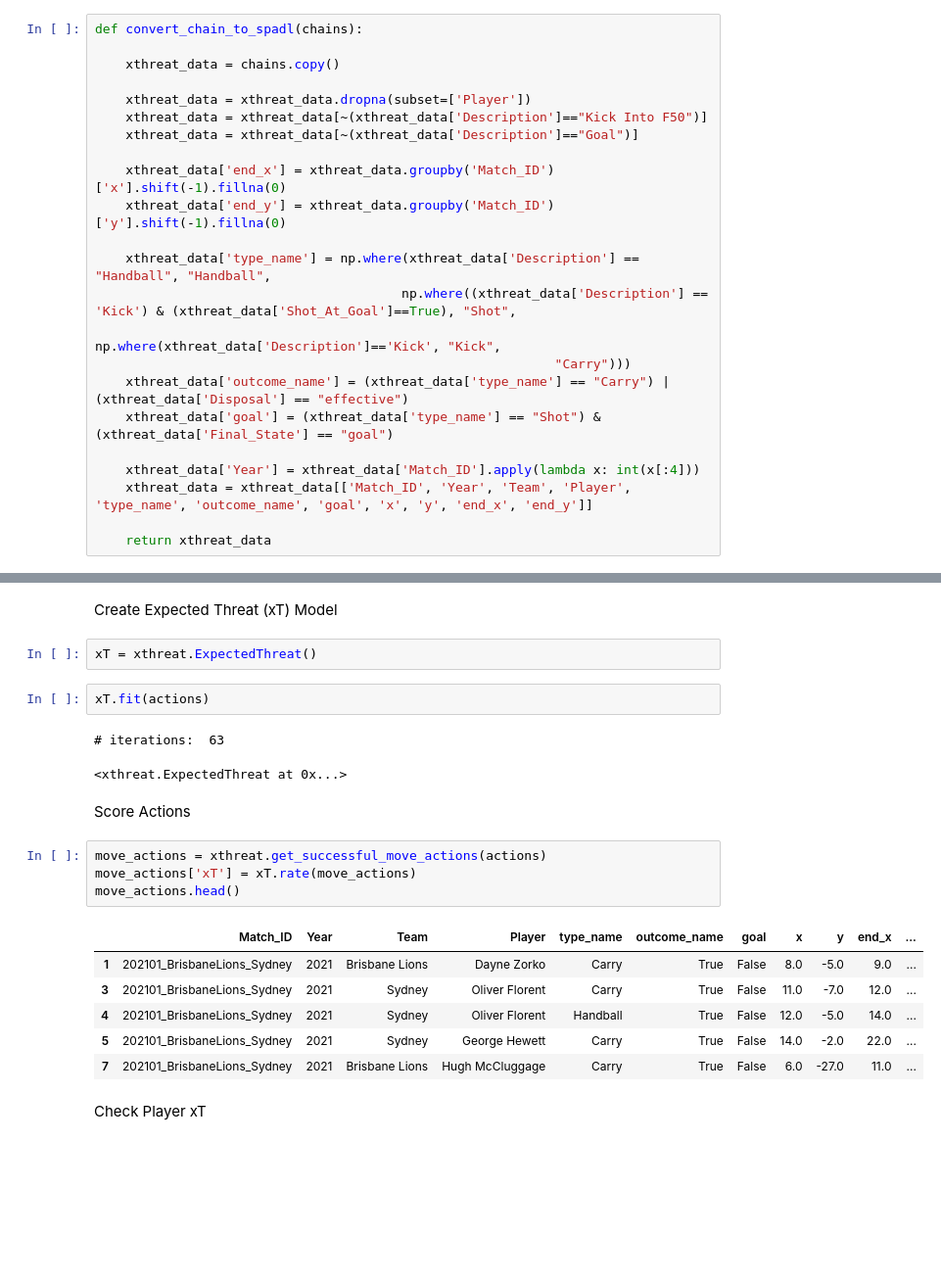
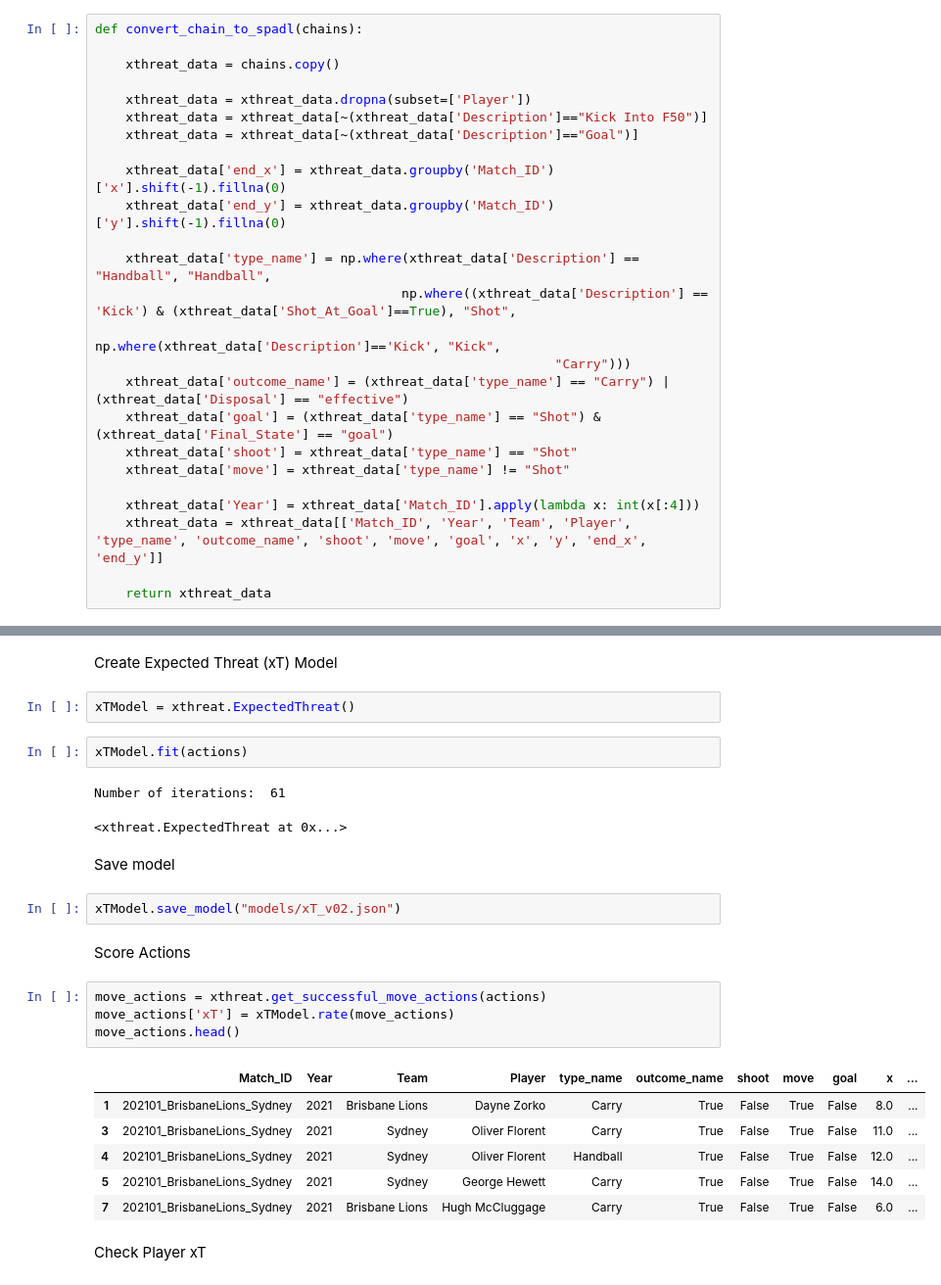
Before and after one commit to ciaran-grant/afl-player-ratings, a Jupyter notebook: expected-threat/xthreat.ipynb, the cells around one changed output, grey strips where cells are left out. Shown at 98% size. Saved outputs shown, nothing was run; the diff lists cells and outputs as text; blank space fills up the shorter version.

```diff
--- a/expected-threat/xthreat.ipynb
+++ b/expected-threat/xthreat.ipynb
@@ -65,9 +65,11 @@ def convert_chain_to_spadl(chains):
                                                             "Carry")))
     xthreat_data['outcome_name'] = (xthreat_data['type_name'] == "Carry") | (xthreat_data['Disposal'] == "effective")
     xthreat_data['goal'] = (xthreat_data['type_name'] == "Shot") & (xthreat_data['Final_State'] == "goal")
+    xthreat_data['shoot'] = xthreat_data['type_name'] == "Shot"
+    xthreat_data['move'] = xthreat_data['type_name'] != "Shot"
 
     xthreat_data['Year'] = xthreat_data['Match_ID'].apply(lambda x: int(x[:4]))
-    xthreat_data = xthreat_data[['Match_ID', 'Year', 'Team', 'Player', 'type_name', 'outcome_name', 'goal', 'x', 'y', 'end_x', 'end_y']]
+    xthreat_data = xthreat_data[['Match_ID', 'Year', 'Team', 'Player', 'type_name', 'outcome_name', 'shoot', 'move', 'goal', 'x', 'y', 'end_x', 'end_y']]
 
     return xthreat_data
 # %%
@@ -83,25 +85,29 @@ actions.head()
 # %% [markdown]
 Create Expected Threat (xT) Model
 # %%
-xT = xthreat.ExpectedThreat()
+xTModel = xthreat.ExpectedThreat()
 # %%
-xT.fit(actions)
+xTModel.fit(actions)
 # %% [output]
-# iterations:  63
+Number of iterations:  61
 <xthreat.ExpectedThreat at 0x...>
+# %% [markdown]
+Save model
+# %%
+xTModel.save_model("models/xT_v02.json")
 # %% [markdown]
 Score Actions
 # %%
 move_actions = xthreat.get_successful_move_actions(actions)
-move_actions['xT'] = xT.rate(move_actions)
+move_actions['xT'] = xTModel.rate(move_actions)
 move_actions.head()
 # %% [output]
-|  | Match_ID | Year | Team | Player | type_name | outcome_name | goal | x | y | end_x | ... |
-| 1 | 202101_BrisbaneLions_Sydney | 2021 | Brisbane Lions | Dayne Zorko | Carry | True | False | 8.0 | -5.0 | 9.0 | ... |
-| 3 | 202101_BrisbaneLions_Sydney | 2021 | Sydney | Oliver Florent | Carry | True | False | 11.0 | -7.0 | 12.0 | ... |
-| 4 | 202101_BrisbaneLions_Sydney | 2021 | Sydney | Oliver Florent | Handball | True | False | 12.0 | -5.0 | 14.0 | ... |
-| 5 | 202101_BrisbaneLions_Sydney | 2021 | Sydney | George Hewett | Carry | True | False | 14.0 | -2.0 | 22.0 | ... |
-| 7 | 202101_BrisbaneLions_Sydney | 2021 | Brisbane Lions | Hugh McCluggage | Carry | True | False | 6.0 | -27.0 | 11.0 | ... |
+|  | Match_ID | Year | Team | Player | type_name | outcome_name | shoot | move | goal | x | ... |
+| 1 | 202101_BrisbaneLions_Sydney | 2021 | Brisbane Lions | Dayne Zorko | Carry | True | False | True | False | 8.0 | ... |
+| 3 | 202101_BrisbaneLions_Sydney | 2021 | Sydney | Oliver Florent | Carry | True | False | True | False | 11.0 | ... |
+| 4 | 202101_BrisbaneLions_Sydney | 2021 | Sydney | Oliver Florent | Handball | True | False | True | False | 12.0 | ... |
+| 5 | 202101_BrisbaneLions_Sydney | 2021 | Sydney | George Hewett | Carry | True | False | True | False | 14.0 | ... |
+| 7 | 202101_BrisbaneLions_Sydney | 2021 | Brisbane Lions | Hugh McCluggage | Carry | True | False | True | False | 6.0 | ... |
 # %% [markdown]
 Check Player xT
 # %%
```
Also changed, not shown: parts of 7 cells of this notebook, 3 other files.
